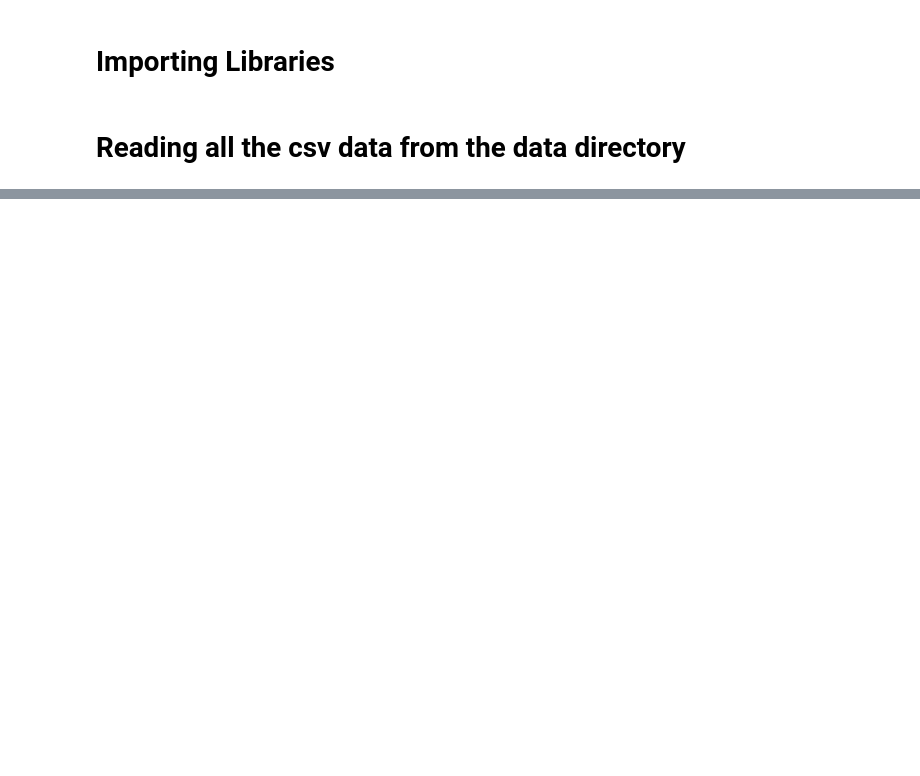
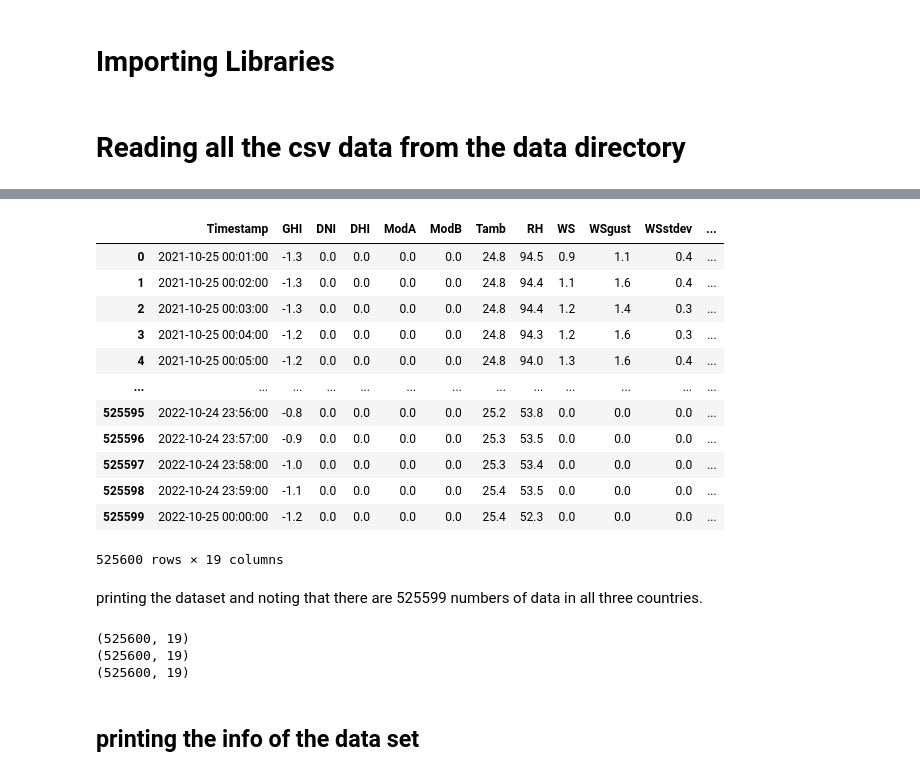
Before and after one commit to Beki78/Solar-Radiation-Measurement-Analysis, a Jupyter notebook: notebooks/solar_radation.ipynb, the cells around one changed output, grey strips where cells are left out. Drawn from its saved outputs; the diff is of its cells as text; code cells hidden in the pictures; blank space fills up the shorter version.

```diff
--- a/notebooks/solar_radation.ipynb
+++ b/notebooks/solar_radation.ipynb
@@ -74,0 +47,28 @@ print(togo)
+# %%
+togo
+# %% [output]
+|  | Timestamp | GHI | DNI | DHI | ModA | ModB | Tamb | RH | WS | WSgust | WSstdev | ... |
+| 0 | 2021-10-25 00:01:00 | -1.3 | 0.0 | 0.0 | 0.0 | 0.0 | 24.8 | 94.5 | 0.9 | 1.1 | 0.4 | ... |
+| 1 | 2021-10-25 00:02:00 | -1.3 | 0.0 | 0.0 | 0.0 | 0.0 | 24.8 | 94.4 | 1.1 | 1.6 | 0.4 | ... |
+| 2 | 2021-10-25 00:03:00 | -1.3 | 0.0 | 0.0 | 0.0 | 0.0 | 24.8 | 94.4 | 1.2 | 1.4 | 0.3 | ... |
+| 3 | 2021-10-25 00:04:00 | -1.2 | 0.0 | 0.0 | 0.0 | 0.0 | 24.8 | 94.3 | 1.2 | 1.6 | 0.3 | ... |
+| 4 | 2021-10-25 00:05:00 | -1.2 | 0.0 | 0.0 | 0.0 | 0.0 | 24.8 | 94.0 | 1.3 | 1.6 | 0.4 | ... |
+| ... | ... | ... | ... | ... | ... | ... | ... | ... | ... | ... | ... | ... |
+| 525595 | 2022-10-24 23:56:00 | -0.8 | 0.0 | 0.0 | 0.0 | 0.0 | 25.2 | 53.8 | 0.0 | 0.0 | 0.0 | ... |
+| 525596 | 2022-10-24 23:57:00 | -0.9 | 0.0 | 0.0 | 0.0 | 0.0 | 25.3 | 53.5 | 0.0 | 0.0 | 0.0 | ... |
+| 525597 | 2022-10-24 23:58:00 | -1.0 | 0.0 | 0.0 | 0.0 | 0.0 | 25.3 | 53.4 | 0.0 | 0.0 | 0.0 | ... |
+| 525598 | 2022-10-24 23:59:00 | -1.1 | 0.0 | 0.0 | 0.0 | 0.0 | 25.4 | 53.5 | 0.0 | 0.0 | 0.0 | ... |
+| 525599 | 2022-10-25 00:00:00 | -1.2 | 0.0 | 0.0 | 0.0 | 0.0 | 25.4 | 52.3 | 0.0 | 0.0 | 0.0 | ... |
+525600 rows × 19 columns
+# %% [markdown]
+printing the dataset and noting that there are  525599 numbers of data in all three countries.
+# %%
+print(benin.shape)
+print(serraleone.shape)
+print(togo.shape)
+# %% [output]
+(525600, 19)
+(525600, 19)
+(525600, 19)
+# %% [markdown]
+## printing the info of the data set
```
Also changed, not shown: parts of 13 cells of this notebook.
